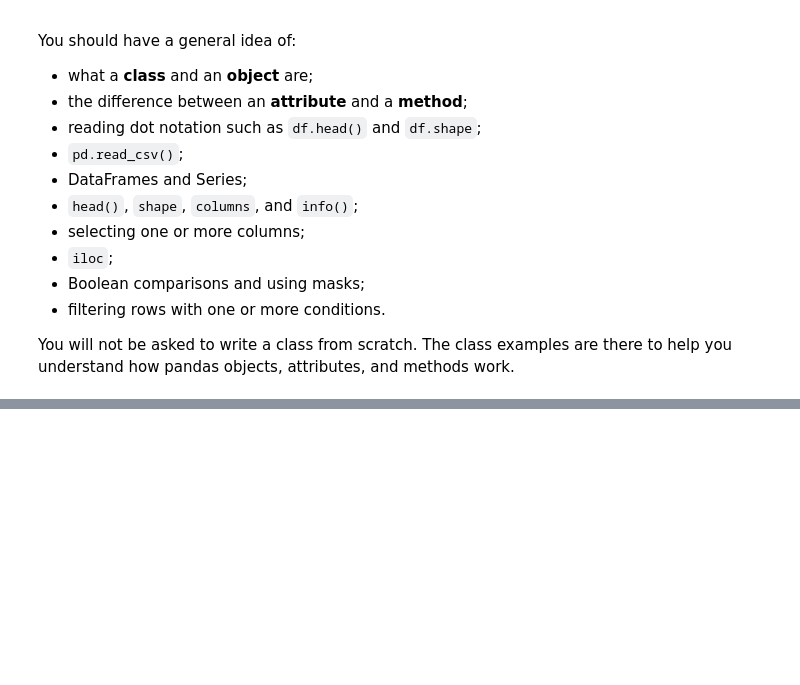
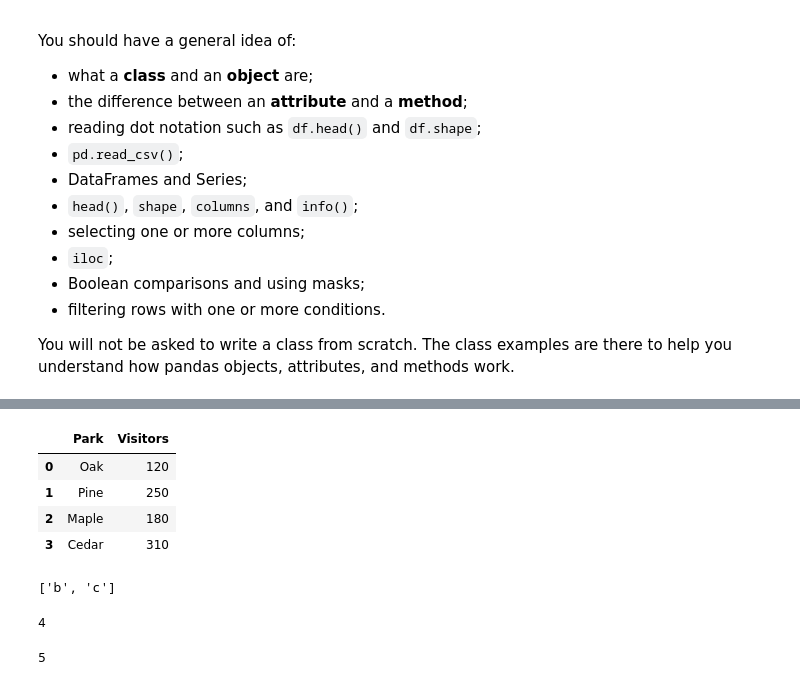
Before and after one commit to lane-erwin/geog592-cheyney, a Jupyter notebook: schedule/week04/GEOG592_Module3_Day1_pandas_Fundamentals_v2.ipynb, the cells around one changed output, grey strips where cells are left out. Saved outputs shown, nothing was run; the diff lists cells and outputs as text; code cells hidden in the pictures; blank space fills up the shorter version.

```diff
--- a/schedule/week04/GEOG592_Module3_Day1_pandas_Fundamentals_v2.ipynb
+++ b/schedule/week04/GEOG592_Module3_Day1_pandas_Fundamentals_v2.ipynb
@@ -665,0 +678,27 @@ You will not be asked to write a class from scratch. The class examples are ther
+# %%
+parks[["Park", "Visitors"]]
+# need double brackets because we are selecting multiple columns
+# %% [output]
+|  | Park | Visitors |
+| 0 | Oak | 120 |
+| 1 | Pine | 250 |
+| 2 | Maple | 180 |
+| 3 | Cedar | 310 |
+# %%
+letters = ["a", "b", "c"]
+
+letters[1:3]
+# %% [output]
+['b', 'c']
+# %%
+n = [[1,2], [3,4], [5,6]]
+
+n[1][1]
+# %% [output]
+4
+# %%
+h = [{"A":1, "B":2}, {"A":3, "":4}, {"A":5, "B":6}]
+
+h[2]["A"]
+# %% [output]
+5
```
Also changed, not shown: parts of 1 cell of this notebook, 2 other files.
